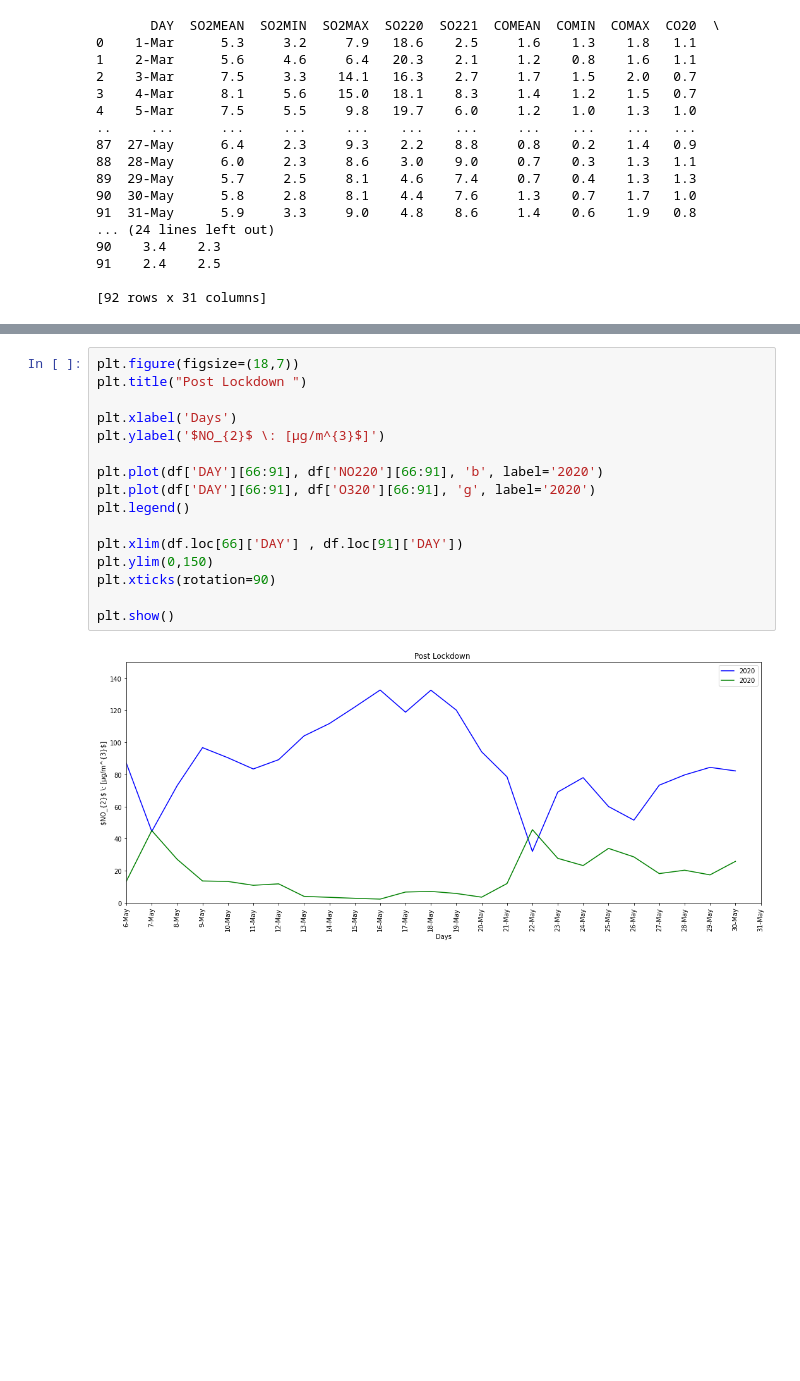
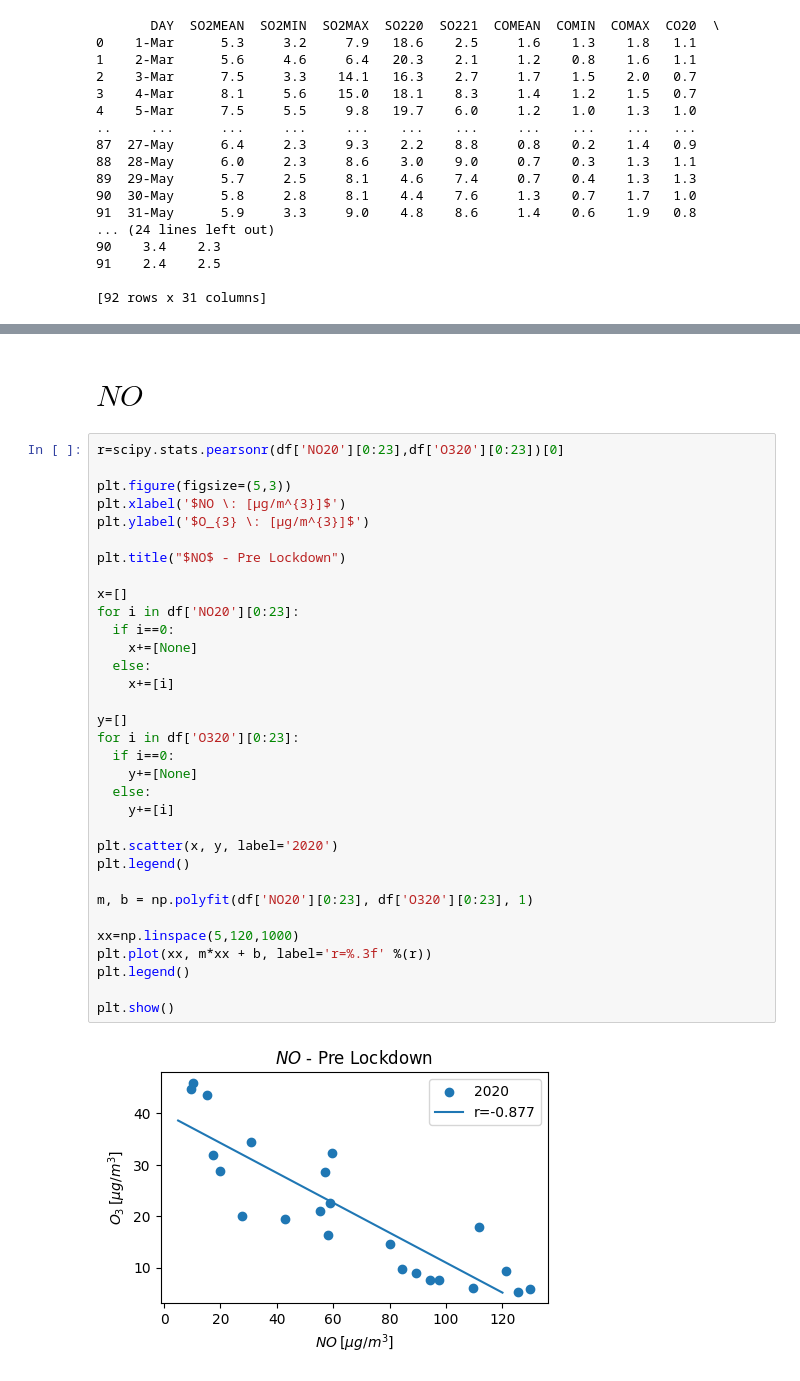
Before and after one commit to costpetrides/Air-pollution-COVID-19-impact, a Jupyter notebook: Correlation/PAT-Correlation.ipynb, the cells around one changed output, grey strips where cells are left out. Drawn from its saved outputs; the diff is of its cells as text; blank space fills up the shorter version.

```diff
--- a/Correlation/PAT-Correlation.ipynb
+++ b/Correlation/PAT-Correlation.ipynb
@@ -173,18 +139,37 @@ plt.show()
-# %%
-plt.figure(figsize=(18,7))
-plt.title("Post Lockdown ")
-
-plt.xlabel('Days')
-plt.ylabel('$NO_{2}$ \: [μg/m^{3}$]')
-
-plt.plot(df['DAY'][66:91], df['NO220'][66:91], 'b', label='2020')
-plt.plot(df['DAY'][66:91], df['O320'][66:91], 'g', label='2020')
-plt.legend()
-
-plt.xlim(df.loc[66]['DAY'] , df.loc[91]['DAY'])
-plt.ylim(0,150)
-plt.xticks(rotation=90)
-
-plt.show()
-# %% [output]
-[figure, removed]
+# %% [markdown]
+# $NO$
+# %%
+r=scipy.stats.pearsonr(df['NO20'][0:23],df['O320'][0:23])[0]
+
+plt.figure(figsize=(5,3))
+plt.xlabel('$NO \: [μg/m^{3}]$')
+plt.ylabel('$O_{3} \: [μg/m^{3}]$')
+
+plt.title("$NO$ - Pre Lockdown")
+
+x=[]
+for i in df['NO20'][0:23]:
+  if i==0:
+    x+=[None]
+  else:
+    x+=[i]
+
+y=[]
+for i in df['O320'][0:23]:
+  if i==0:
+    y+=[None]
+  else:
+    y+=[i]
+
+plt.scatter(x, y, label='2020')
+plt.legend()
+
+m, b = np.polyfit(df['NO20'][0:23], df['O320'][0:23], 1)
+
+xx=np.linspace(5,120,1000)
+plt.plot(xx, m*xx + b, label='r=%.3f' %(r))
+plt.legend()
+
+plt.show()
+# %% [output]
+[figure, added]
```
Also changed, not shown: parts of 12 cells of this notebook.
